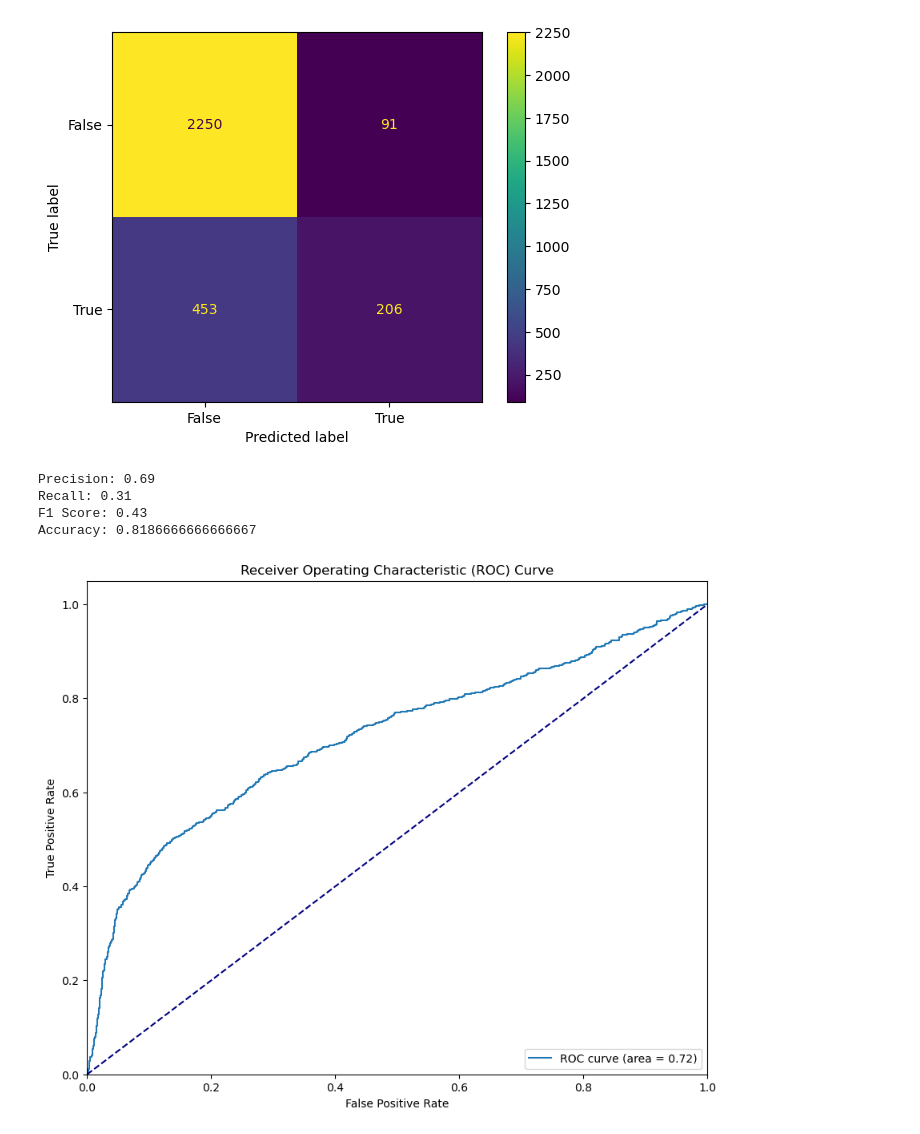
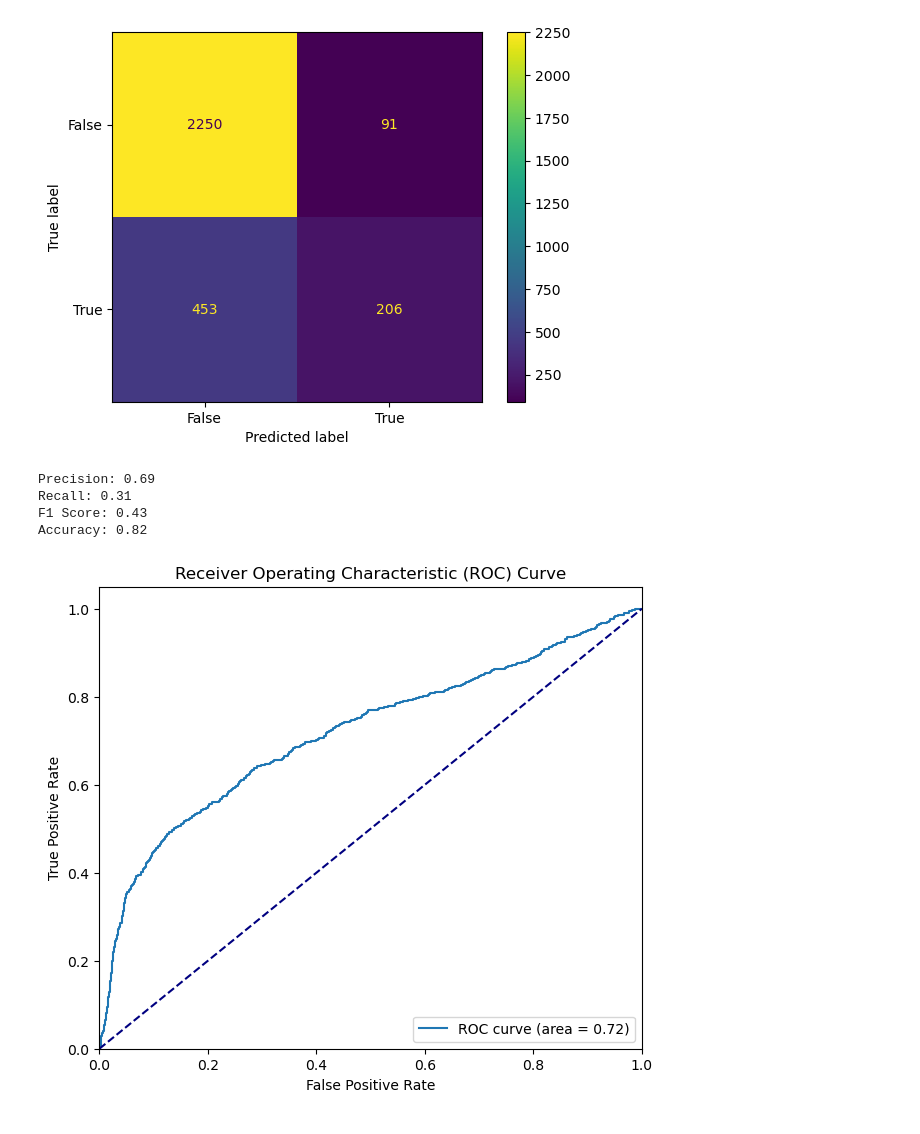
Before and after one commit to COGS118A/Group026-SP23, a Jupyter notebook: test.ipynb, the cells around one changed output. Saved outputs shown, nothing was run; the diff lists cells and outputs as text; code cells hidden in the pictures.

```diff
--- a/test.ipynb
+++ b/test.ipynb
@@ -218,25 +278,25 @@ print('Recall: %.2f'
 print('F1 Score: %.2f'
       % f1_score(y_test, y_pred))
 
-accuracy = accuracy_score(y_test, y_pred)
-print("Accuracy:", accuracy)
+print("Accuracy: %.2f"
+      % accuracy_score(y_test, y_pred))
 # %% [output]
 Precision: 0.69
 Recall: 0.31
 F1 Score: 0.43
-Accuracy: 0.8186666666666667
+Accuracy: 0.82
 # %%
 y_pred_proba = model.predict_proba(X_test)[:,1]
 fpr, tpr, threshold = roc_curve(y_test, y_pred_proba)
-plt.figure(figsize=(10, 8))
+plt.figure(figsize=(7, 6))
 plt.plot(fpr, tpr, label='ROC curve (area = %0.2f)' % roc_auc_score(y_test, y_pred_proba))
 plt.plot([0, 1], [0, 1], color='navy', linestyle='--')
 plt.xlim([0.0, 1.0])
 plt.ylim([0.0, 1.05])
 plt.xlabel('False Positive Rate')
 plt.ylabel('True Positive Rate')
 plt.title('Receiver Operating Characteristic (ROC) Curve')
 plt.legend(loc="lower right")
 plt.show()
 # %% [output]
-[figure, old version]
+[figure, new version]
```
Also changed, not shown: parts of 19 cells of this notebook.
